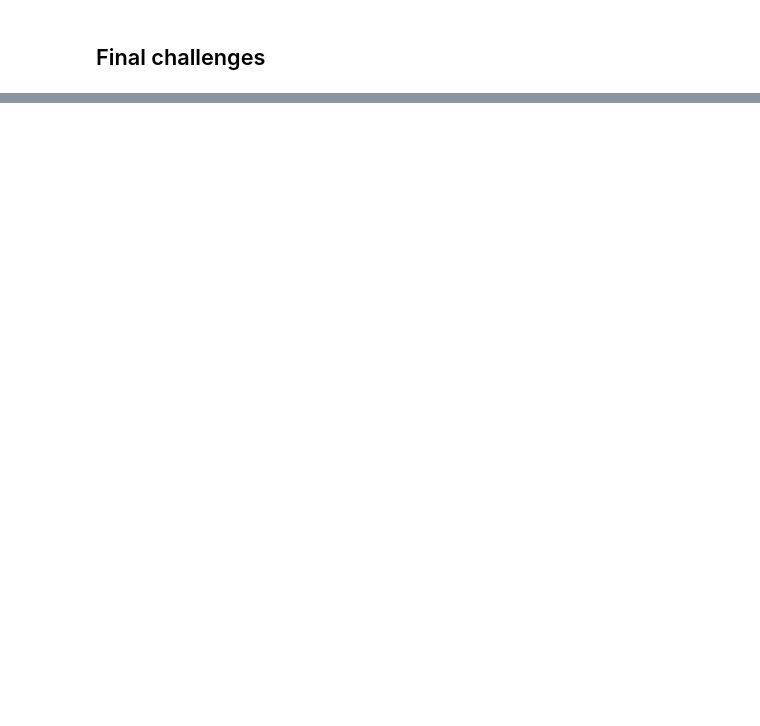
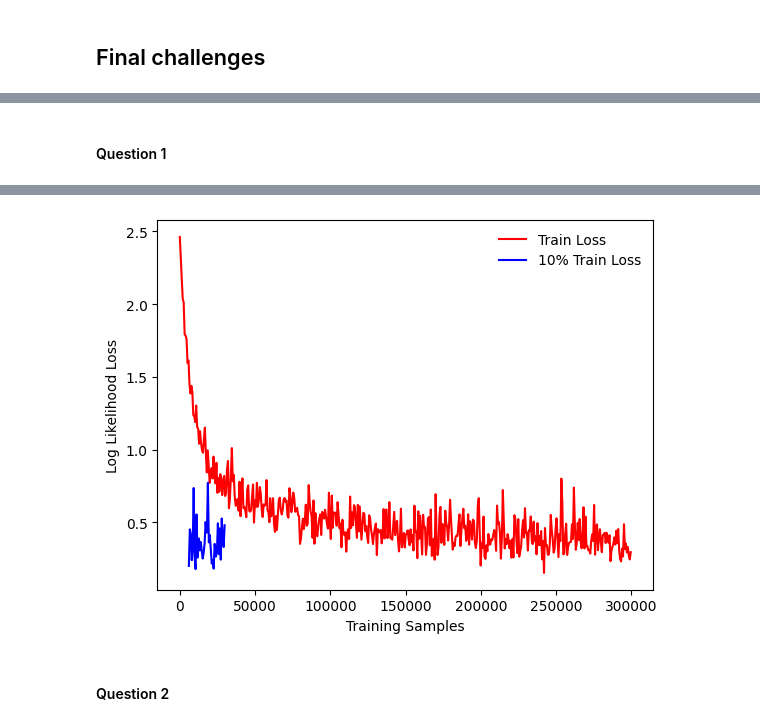
Before and after one commit to molit123/DSC180A_Assignments, a Jupyter notebook: pytorch_intro.ipynb, the cells around one changed output, grey strips where cells are left out. Drawn from its saved outputs; the diff is of its cells as text; code cells hidden in the pictures; blank space fills up the shorter version.

```diff
--- a/pytorch_intro.ipynb
+++ b/pytorch_intro.ipynb
@@ -111,7 +112,7 @@ def train(epoch):
                 100. * batch_idx / len(train_loader), loss.item())
             )
             train_losses.append(loss.item())
-            train_counter.append((batch_idx*64) + ((epoch-1)*len(train_loader.dataset))
+            train_counter.append((batch_idx*64) + ((epoch-1)*len(train_loader.dataset)))
             torch.save(network.state_dict(), f'./results/model_iteration-{epoch}.pth')
             torch.save(optimizer.state_dict(), f'./results/optimizer_iteration-{epoch}.pth')
 # %%
@@ -288,2 +324,72 @@ dict_keys(['state', 'param_groups'])
 * Can you add regularization to this model? Look for L1, L2, and drop-out regularizations. What changes do you observe?
 * [stretch] Can you change this model and turn it into a convolutional neural network?
+# %% [markdown]
+#### Question 1
+# %%
+trainset = torchvision.datasets.MNIST('./files/', train=True, download=True,
+                                transform=torchvision.transforms.Compose([
+                                    torchvision.transforms.ToTensor(),
+                                    torchvision.transforms.Normalize((0.1307,), (0.3081,))
+                                ]))
+train_data = torch.utils.data.Subset(trainset, list(range(0, 6000)))
+# %%
+train_loader = torch.utils.data.DataLoader(train_data, batch_size=batch_size_train,
+                                            shuffle=True)
+n_epochs = 5
+train_losses_10 = []
+train_counter_10 = []
+test_losses = []
+test_counter = [i*len(train_loader.dataset) for i in range(n_epochs + 1)]
+
+def train(epoch):
+    network.train()
+    for batch_idx, (data, target) in enumerate(train_loader):
+        optimizer.zero_grad() # clears gradients
+        output = network(data.reshape(-1, 28*28))
+
+        loss = F.nll_loss(output, target)
+        loss.backward()
+
+        optimizer.step()
+
+        if batch_idx % log_interval == 0:
+            print('Train Epoch: {} [{}/{} ({:.0f}%)]\tLoss: {:.6f}'.format(
+                epoch, batch_idx * len(data), len(train_loader.dataset),
+                100. * batch_idx / len(train_loader), loss.item())
+            )
+            train_losses_10.append(loss.item())
+            train_counter_10.append((batch_idx*64) + ((epoch-1)*len(train_loader.dataset)))
+            torch.save(network.state_dict(), f'./results/model_iteration-{epoch}.pth')
+            torch.save(optimizer.state_dict(), f'./results/optimizer_iteration-{epoch}.pth')
+
+def test():
+    network.eval()
+    test_loss = 0
+    correct = 0
+    with torch.no_grad():
+        for data, target in test_loader:
+            output = network(data.reshape(-1, 28*28))
+            test_loss += F.nll_loss(output, target, size_average=False).item()
+            pred = output.data.max(1, keepdim=True)[1]
+            correct += pred.eq(target.data.view_as(pred)).sum()
+    test_loss /= len(test_loader.dataset)
+    test_losses.append(test_loss)
+    print('\nTest set: Avg. loss: {:.4f}, Accuracy: {}/{} ({:.0f}%)\n' \
+          .format(test_loss, correct, len(test_loader.dataset), 100. * correct / len(test_loader.dataset))
+    )
+
+# Train the data
+for epoch in range(2, n_epochs + 1): # starts from the second iteration
+  train(epoch)
+  test()
+
+fig = pl.figure()
+pl.plot(train_counter, train_losses, color='red')
+pl.plot(train_counter_10, train_losses_10, color='blue')
+
+pl.legend(['Train Loss', '10% Train Loss'], loc='upper right', frameon=False)
+pl.xlabel('Training Samples')
+pl.ylabel('Log Likelihood Loss')
+
+pl.show()
+# %% [output]
@@ -289,0 +413,3 @@ dict_keys(['state', 'param_groups'])
+[figure, added]
+# %% [markdown]
+#### Question 2
```
Also changed, not shown: parts of 18 cells of this notebook.
